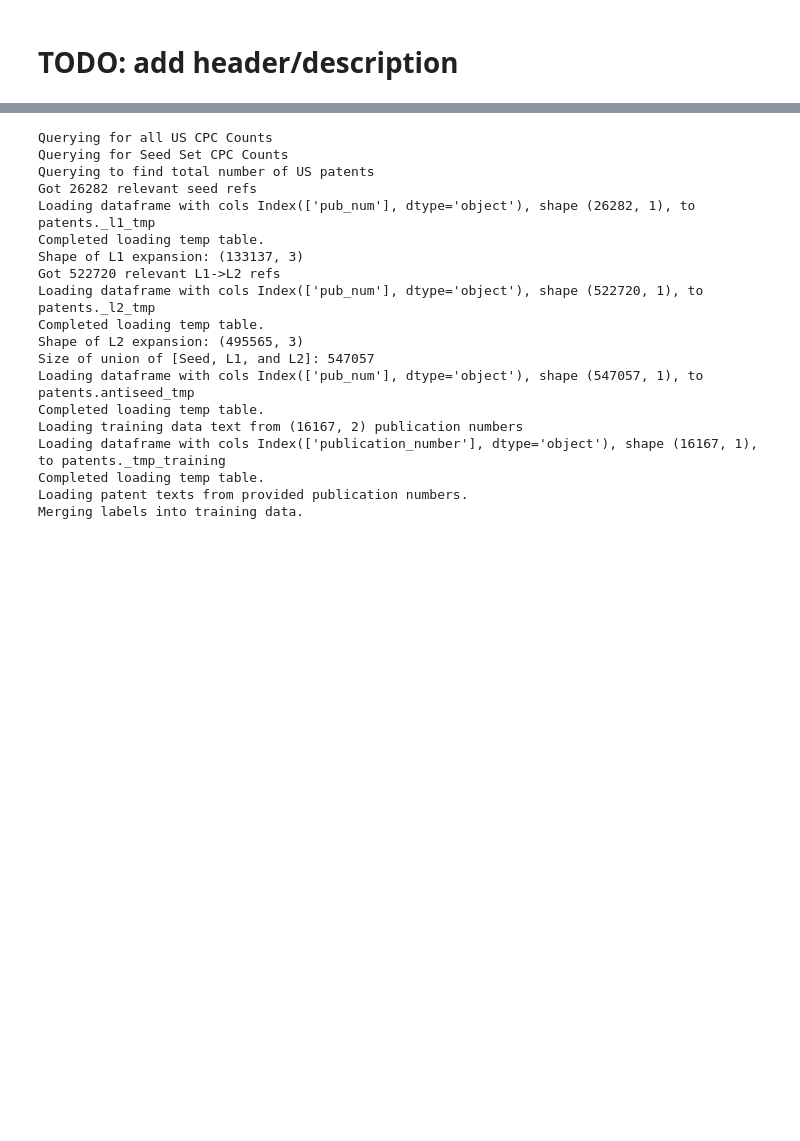
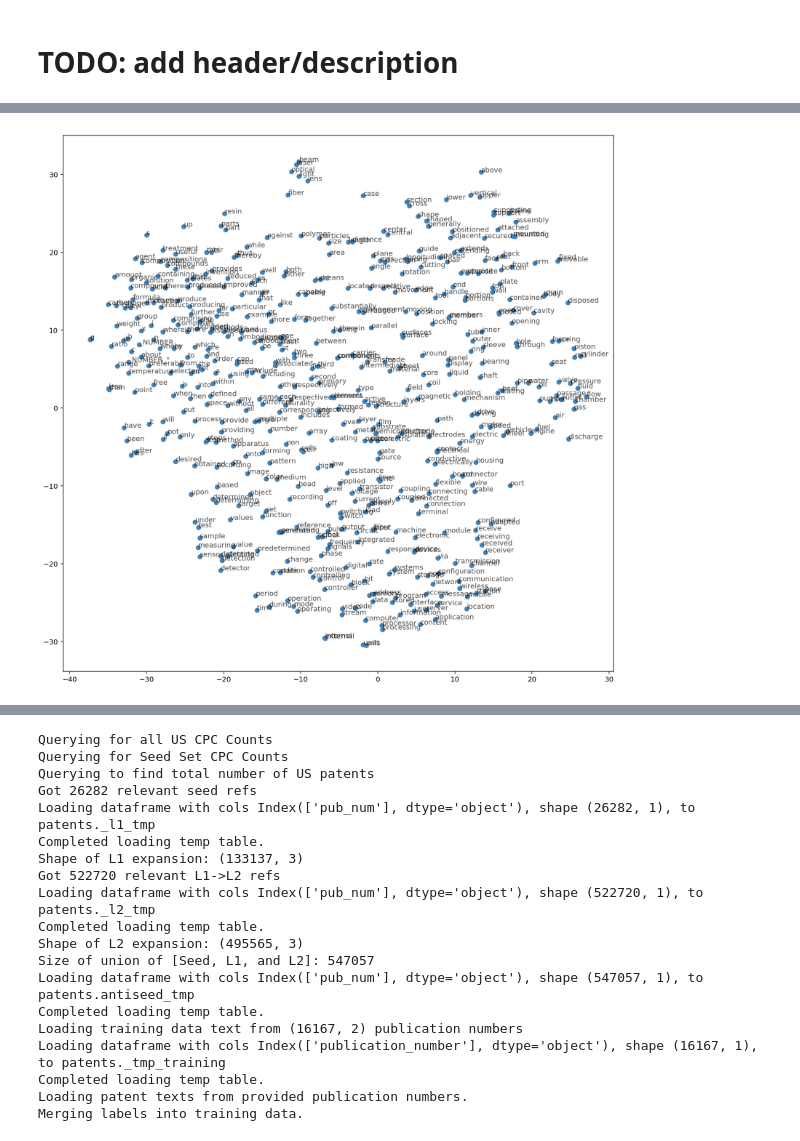
Before and after one commit to google/patents-public-data, a Jupyter notebook: LandscapeNotebook.ipynb, the cells around one changed output, grey strips where cells are left out. Drawn from its saved outputs; the diff is of its cells as text; code cells hidden in the pictures; blank space fills up the shorter version.

```diff
--- a/LandscapeNotebook.ipynb
+++ b/LandscapeNotebook.ipynb
@@ -12,0 +38,7 @@ num_anti_seed_patents = 15000
+# %%
+%matplotlib inline
+%config InlineBackend.figure_format = 'retina'
+
+w2v_runtime.visualize_embeddings(500)
+# %% [output]
+[figure, added]
```
Also changed, not shown: parts of 11 cells of this notebook, 2 other files.
